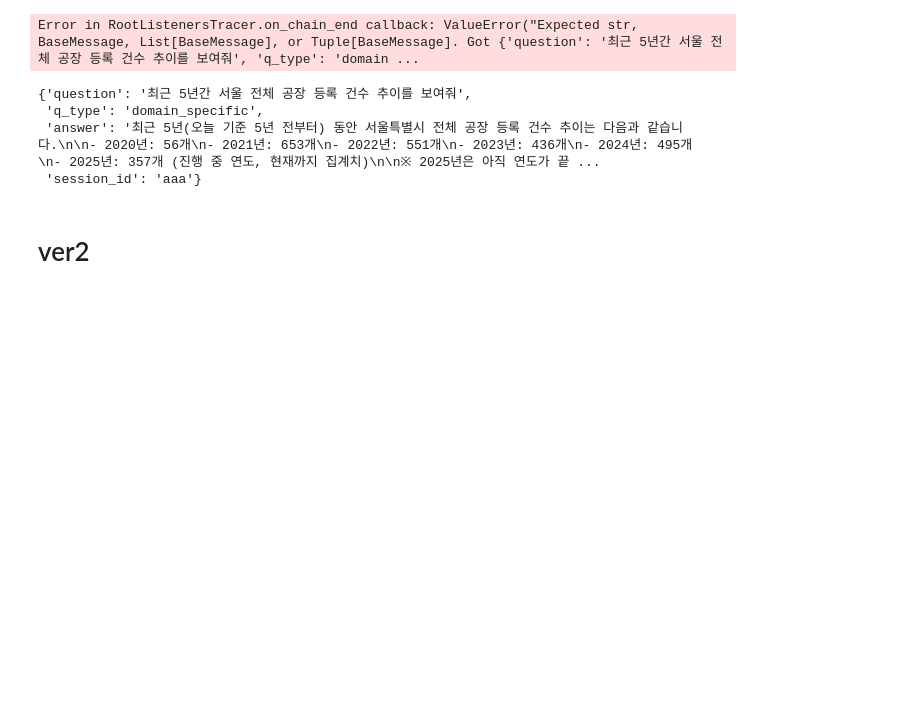
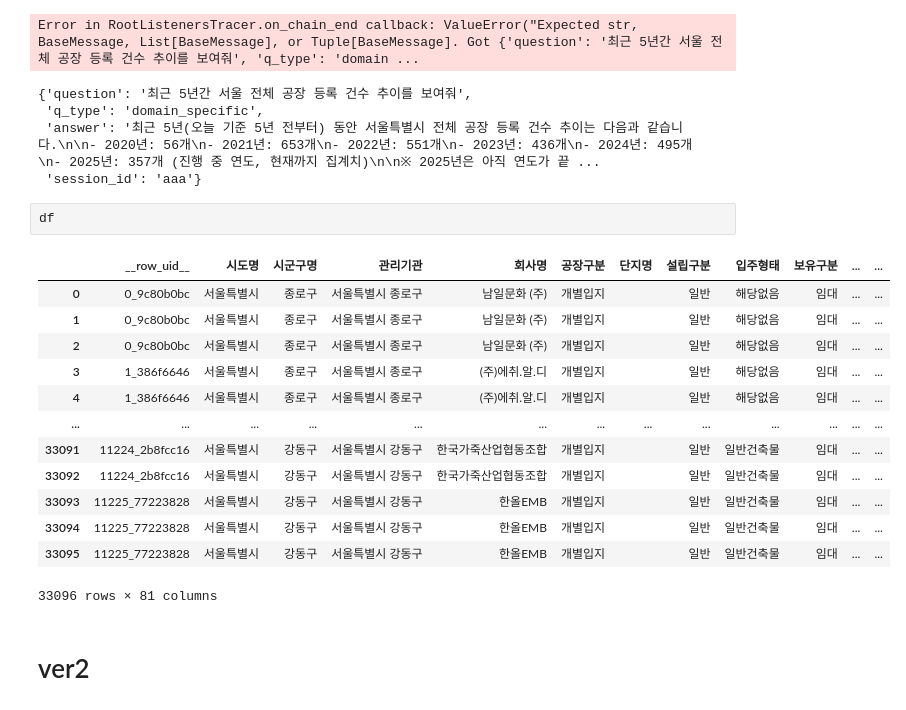
Before and after one commit to JeongYunLee/factory-chatbot-demo, a Jupyter notebook: backend/test.ipynb, the cells around one changed output. Cells and saved outputs as stored; diff of their text form; blank space fills up the shorter version.

```diff
--- a/backend/test.ipynb
+++ b/backend/test.ipynb
@@ -624,6 +624,22 @@ Error in RootListenersTracer.on_chain_end callback: ValueError("Expected str, Ba
  'q_type': 'domain_specific',
  'answer': '최근 5년(오늘 기준 5년 전부터) 동안 서울특별시 전체 공장 등록 건수 추이는 다음과 같습니다.\n\n- 2020년: 56개\n- 2021년: 653개\n- 2022년: 551개\n- 2023년: 436개\n- 2024년: 495개  \n- 2025년: 357개 (진행 중 연도, 현재까지 집계치)\n\n※ 2025년은 아직 연도가 끝 ...
  'session_id': 'aaa'}
+# %%
+df
+# %% [output]
+|  | __row_uid__ | 시도명 | 시군구명 | 관리기관 | 회사명 | 공장구분 | 단지명 | 설립구분 | 입주형태 | 보유구분 | ... | ... |
+| 0 | 0_9c80b0bc | 서울특별시 | 종로구 | 서울특별시 종로구 | 남일문화 (주) | 개별입지 |  | 일반 | 해당없음 | 임대 | ... | ... |
+| 1 | 0_9c80b0bc | 서울특별시 | 종로구 | 서울특별시 종로구 | 남일문화 (주) | 개별입지 |  | 일반 | 해당없음 | 임대 | ... | ... |
+| 2 | 0_9c80b0bc | 서울특별시 | 종로구 | 서울특별시 종로구 | 남일문화 (주) | 개별입지 |  | 일반 | 해당없음 | 임대 | ... | ... |
+| 3 | 1_386f6646 | 서울특별시 | 종로구 | 서울특별시 종로구 | (주)에취.알.디 | 개별입지 |  | 일반 | 해당없음 | 임대 | ... | ... |
+| 4 | 1_386f6646 | 서울특별시 | 종로구 | 서울특별시 종로구 | (주)에취.알.디 | 개별입지 |  | 일반 | 해당없음 | 임대 | ... | ... |
+| ... | ... | ... | ... | ... | ... | ... | ... | ... | ... | ... | ... | ... |
+| 33091 | 11224_2b8fcc16 | 서울특별시 | 강동구 | 서울특별시 강동구 | 한국가죽산업협동조합 | 개별입지 |  | 일반 | 일반건축물 | 임대 | ... | ... |
+| 33092 | 11224_2b8fcc16 | 서울특별시 | 강동구 | 서울특별시 강동구 | 한국가죽산업협동조합 | 개별입지 |  | 일반 | 일반건축물 | 임대 | ... | ... |
+| 33093 | 11225_77223828 | 서울특별시 | 강동구 | 서울특별시 강동구 | 한올EMB | 개별입지 |  | 일반 | 일반건축물 | 임대 | ... | ... |
+| 33094 | 11225_77223828 | 서울특별시 | 강동구 | 서울특별시 강동구 | 한올EMB | 개별입지 |  | 일반 | 일반건축물 | 임대 | ... | ... |
+| 33095 | 11225_77223828 | 서울특별시 | 강동구 | 서울특별시 강동구 | 한올EMB | 개별입지 |  | 일반 | 일반건축물 | 임대 | ... | ... |
+33096 rows × 81 columns
 # %% [markdown]
 # ver2
 # %%
```
Also changed, not shown: 4 other files.
